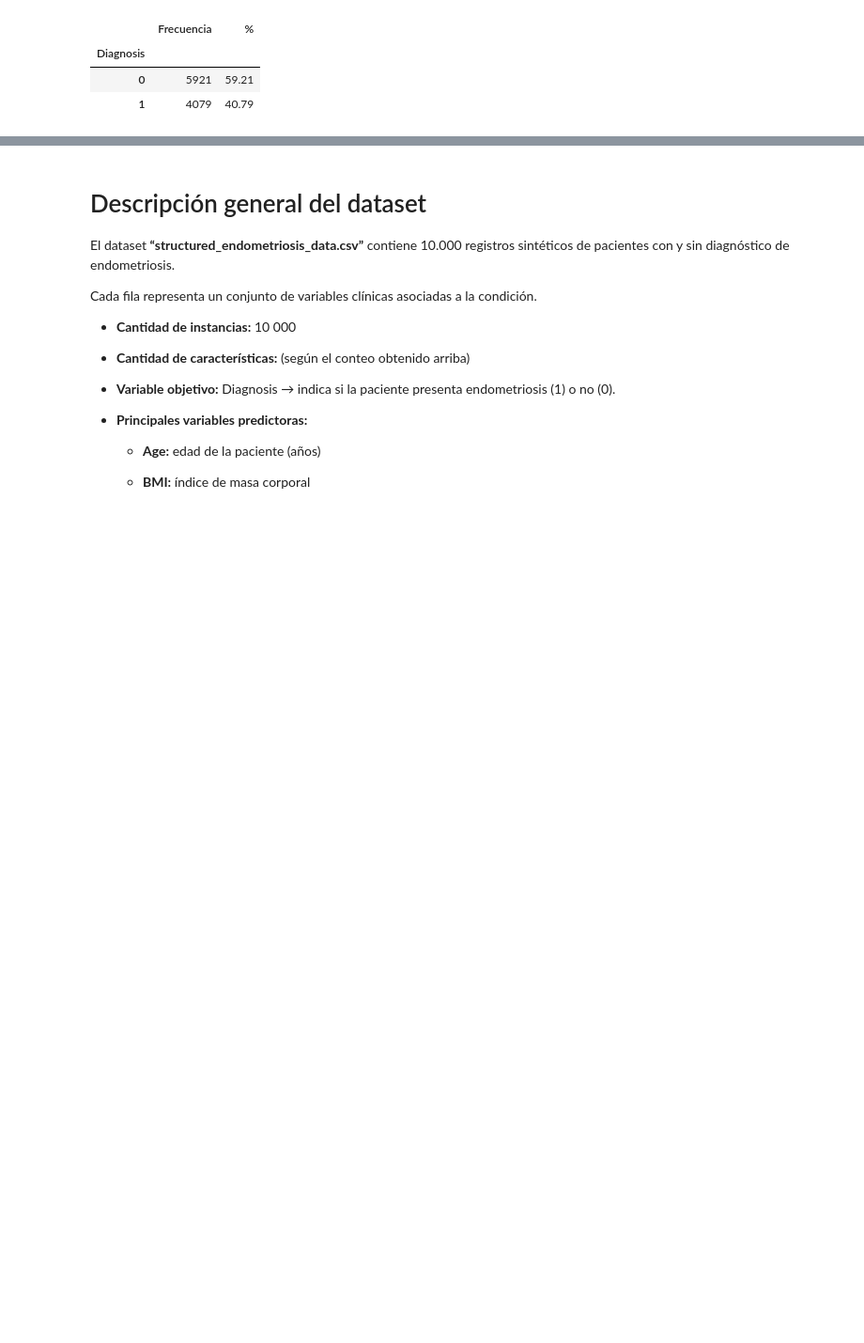
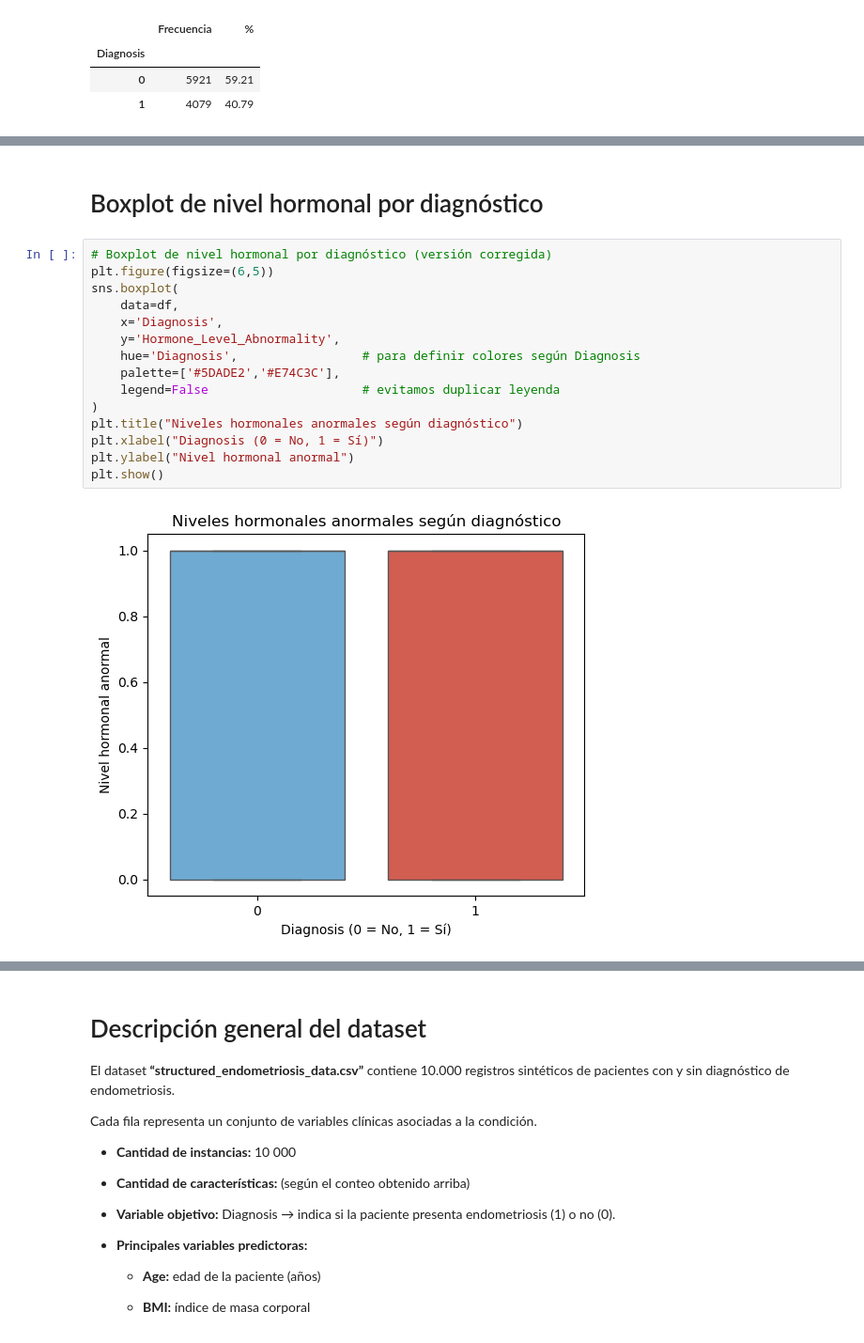
Before and after one commit to GuilleCarcamo/Parcial_Aprendizaje_Automatico, a Jupyter notebook: notebooks/1.0-GC-exploracion.ipynb, the cells around one changed output, grey strips where cells are left out. Shown: that part at 94% size. Drawn from its saved outputs; the diff is of its cells as text; blank space fills up the shorter version.

```diff
--- a/notebooks/1.0-GC-exploracion.ipynb
+++ b/notebooks/1.0-GC-exploracion.ipynb
@@ -106,0 +120,19 @@ Distribución de Diagnosis (0=No Endometriosis, 1=Endometriosis):
+# %% [markdown]
+# Boxplot de nivel hormonal por diagnóstico
+# %%
+# Boxplot de nivel hormonal por diagnóstico (versión corregida)
+plt.figure(figsize=(6,5))
+sns.boxplot(
+    data=df,
+    x='Diagnosis',
+    y='Hormone_Level_Abnormality',
+    hue='Diagnosis',                 # para definir colores según Diagnosis
+    palette=['#5DADE2','#E74C3C'],
+    legend=False                     # evitamos duplicar leyenda
+)
+plt.title("Niveles hormonales anormales según diagnóstico")
+plt.xlabel("Diagnosis (0 = No, 1 = Sí)")
+plt.ylabel("Nivel hormonal anormal")
+plt.show()
+# %% [output]
+[figure, added]
```
Also changed, not shown: parts of 7 cells of this notebook, 2 other files.
